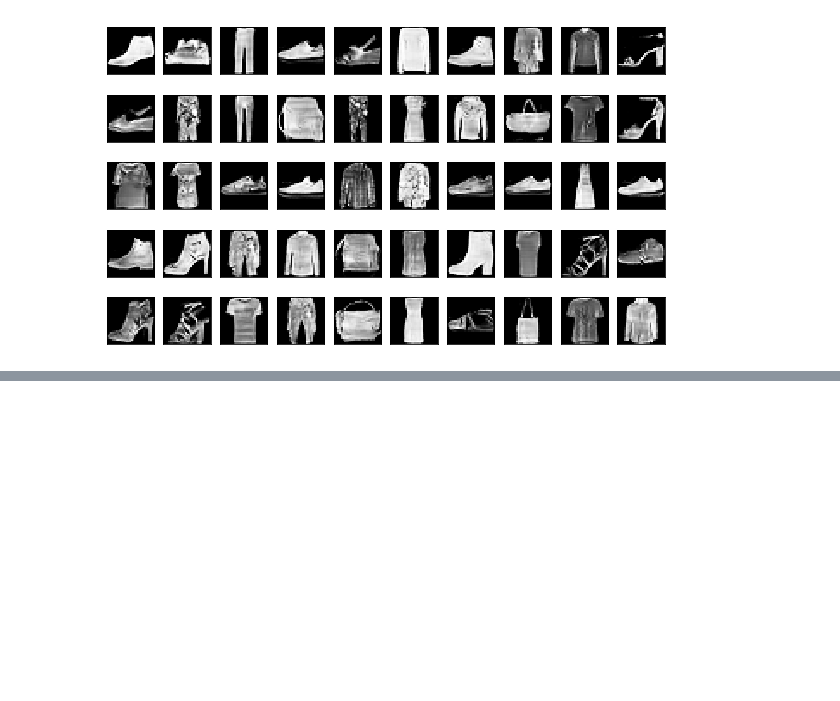
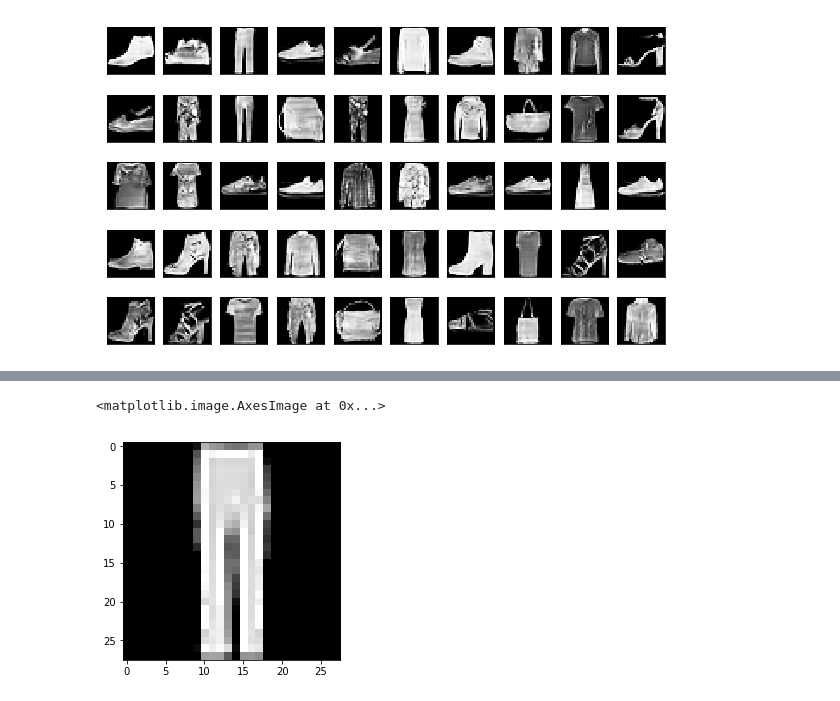
Before and after one commit to AndersonJo/gan-yhat, a Jupyter notebook: 08 anogan/anogan-pytorch.ipynb, the cells around one changed output, grey strips where cells are left out. Drawn from its saved outputs; the diff is of its cells as text; code cells hidden in the pictures; blank space fills up the shorter version.

```diff
--- a/08 anogan/anogan-pytorch.ipynb
+++ b/08 anogan/anogan-pytorch.ipynb
@@ -603,0 +524,6 @@ for _subs in subplots:
+# %%
+sample_x, sample_y = next(iter(train_loader))
+imshow(sample_x[0].cpu().numpy().reshape(28, 28), cmap='gray')
+# %% [output]
+<matplotlib.image.AxesImage at 0x...>
+[figure, added]
```
Also changed, not shown: parts of 19 cells of this notebook, 6 other files.
